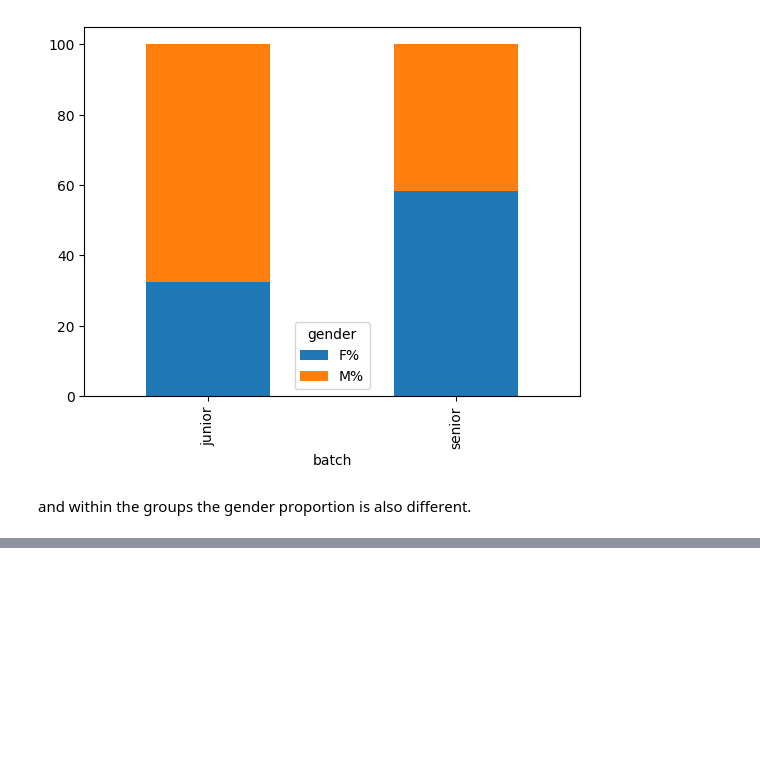
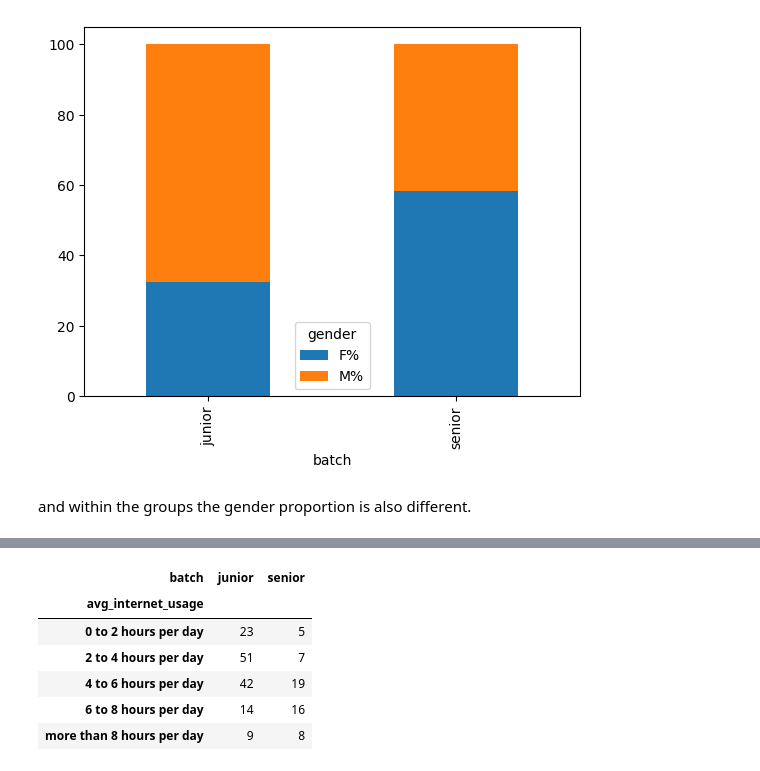
Before and after one commit to akankshazc/sts_iad, a Jupyter notebook: basics_analysis.ipynb, the cells around one changed output, grey strips where cells are left out. Saved outputs shown, nothing was run; the diff lists cells and outputs as text; code cells hidden in the pictures; blank space fills up the shorter version.

```diff
--- a/basics_analysis.ipynb
+++ b/basics_analysis.ipynb
@@ -93,0 +99,11 @@ and within the groups the gender proportion is also different.
+# %%
+internet_usage_by_batch = df.groupby(['avg_internet_usage','batch']).size().unstack()
+internet_usage_by_batch
+# %% [output]
+| batch | junior | senior |
+| avg_internet_usage |  |  |
+| 0 to 2 hours per day | 23 | 5 |
+| 2 to 4 hours per day | 51 | 7 |
+| 4 to 6 hours per day | 42 | 19 |
+| 6 to 8 hours per day | 14 | 16 |
+| more than 8 hours per day | 9 | 8 |
```
Also changed, not shown: parts of 2 cells of this notebook.
